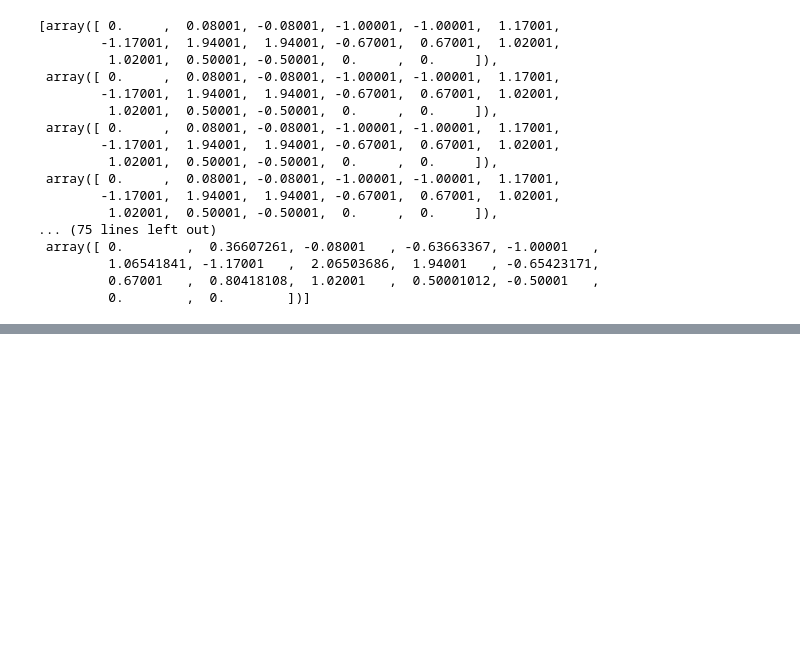
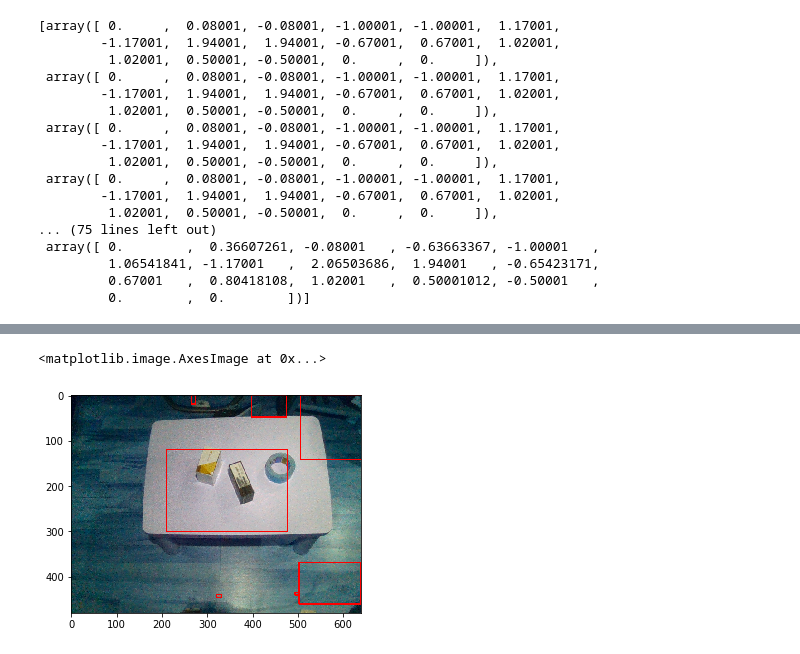
Before and after one commit to marctuscher/robotics-course, a Jupyter notebook: practical/clean/clean.ipynb, the cells around one changed output, grey strips where cells are left out. Cells and saved outputs as stored; diff of their text form; code cells hidden in the pictures; blank space fills up the shorter version.

```diff
--- a/practical/clean/clean.ipynb
+++ b/practical/clean/clean.ipynb
@@ -124,0 +141,10 @@ grasp = sampleClient.predictGQCNN()
+# %%
+lbl = morphology.label(m, connectivity=2)
+props = measure.regionprops(lbl)
+img_1 = img.copy()
+for prop in props:
+    cv2.rectangle(img_1, (prop.bbox[1], prop.bbox[0]), (prop.bbox[3], prop.bbox[2]), (255, 0, 0), 2)
+plt.imshow(img_1)
+# %% [output]
+<matplotlib.image.AxesImage at 0x...>
+[figure, added]
```
Also changed, not shown: parts of 11 cells of this notebook, 5 other files.
